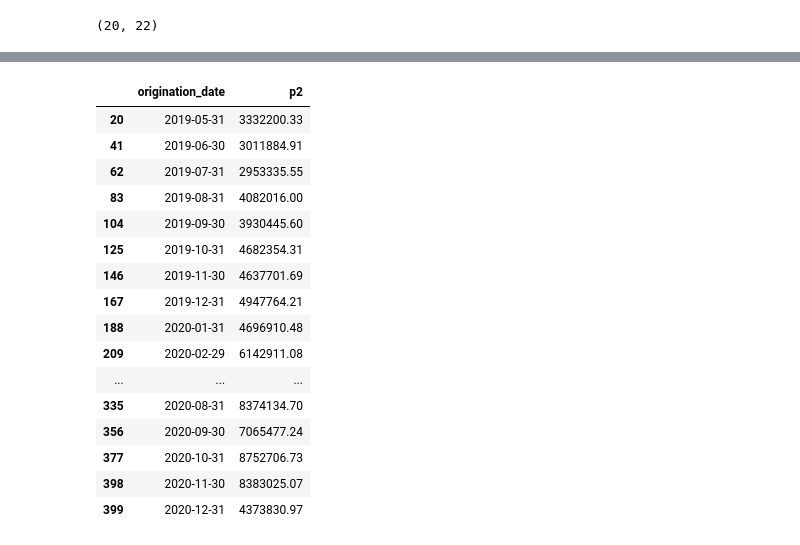
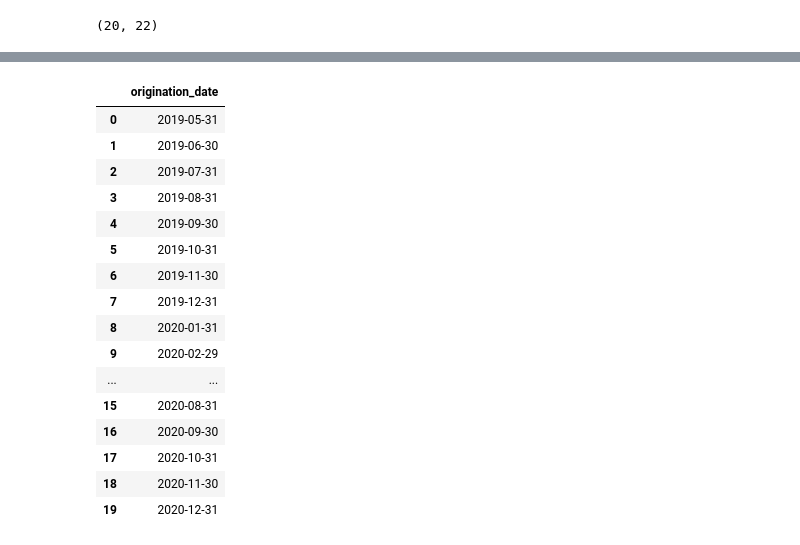
Before and after one commit to nug1209/PwC_Switzerland_Digital_Intelligence_Virtual_Case_Experience, a Jupyter notebook: PwC_Task_3.ipynb, the cells around one changed output, grey strips where cells are left out. Cells and saved outputs as stored; diff of their text form; code cells hidden in the pictures.

```diff
--- a/PwC_Task_3.ipynb
+++ b/PwC_Task_3.ipynb
@@ -78,28 +87,0 @@ memory usage: 8.2 KB
-# %%
-grouped = df.groupby('origination_date')['repayment_date']
-
-## Get the second repayment (p2)
-
-df[df['repayment_date'] == grouped.transform(lambda x: x.nsmallest(2).max())][['origination_date', 'repayment_amount']].rename(columns={'repayment_amount':'p2'})
-
-# df['p2'] = df[df['repayment_date'] == grouped.transform(lambda x: x.nsmallest(2).max())]['repayment_amount']
-# df['p2'] = grouped.transform(lambda x: x.nsmallest(2).max())
-# df
-# %% [output]
-|  | origination_date | p2 |
-| 20 | 2019-05-31 | 3332200.33 |
-| 41 | 2019-06-30 | 3011884.91 |
-| 62 | 2019-07-31 | 2953335.55 |
-| 83 | 2019-08-31 | 4082016.00 |
-| 104 | 2019-09-30 | 3930445.60 |
-| 125 | 2019-10-31 | 4682354.31 |
-| 146 | 2019-11-30 | 4637701.69 |
-| 167 | 2019-12-31 | 4947764.21 |
-| 188 | 2020-01-31 | 4696910.48 |
-| 209 | 2020-02-29 | 6142911.08 |
-| ... | ... | ... |
-| 335 | 2020-08-31 | 8374134.70 |
-| 356 | 2020-09-30 | 7065477.24 |
-| 377 | 2020-10-31 | 8752706.73 |
-| 398 | 2020-11-30 | 8383025.07 |
-| 399 | 2020-12-31 | 4373830.97 |
@@ -105,0 +90,21 @@ df[df['repayment_date'] == grouped.transform(lambda x: x.nsmallest(2).max())][['
+# %%
+df1 = pd.DataFrame(df['origination_date'].unique(), columns=['origination_date'])
+df1
+# %% [output]
+|  | origination_date |
+| 0 | 2019-05-31 |
+| 1 | 2019-06-30 |
+| 2 | 2019-07-31 |
+| 3 | 2019-08-31 |
+| 4 | 2019-09-30 |
+| 5 | 2019-10-31 |
+| 6 | 2019-11-30 |
+| 7 | 2019-12-31 |
+| 8 | 2020-01-31 |
+| 9 | 2020-02-29 |
+| ... | ... |
+| 15 | 2020-08-31 |
+| 16 | 2020-09-30 |
+| 17 | 2020-10-31 |
+| 18 | 2020-11-30 |
+| 19 | 2020-12-31 |
```
Also changed, not shown: parts of 18 cells of this notebook.
